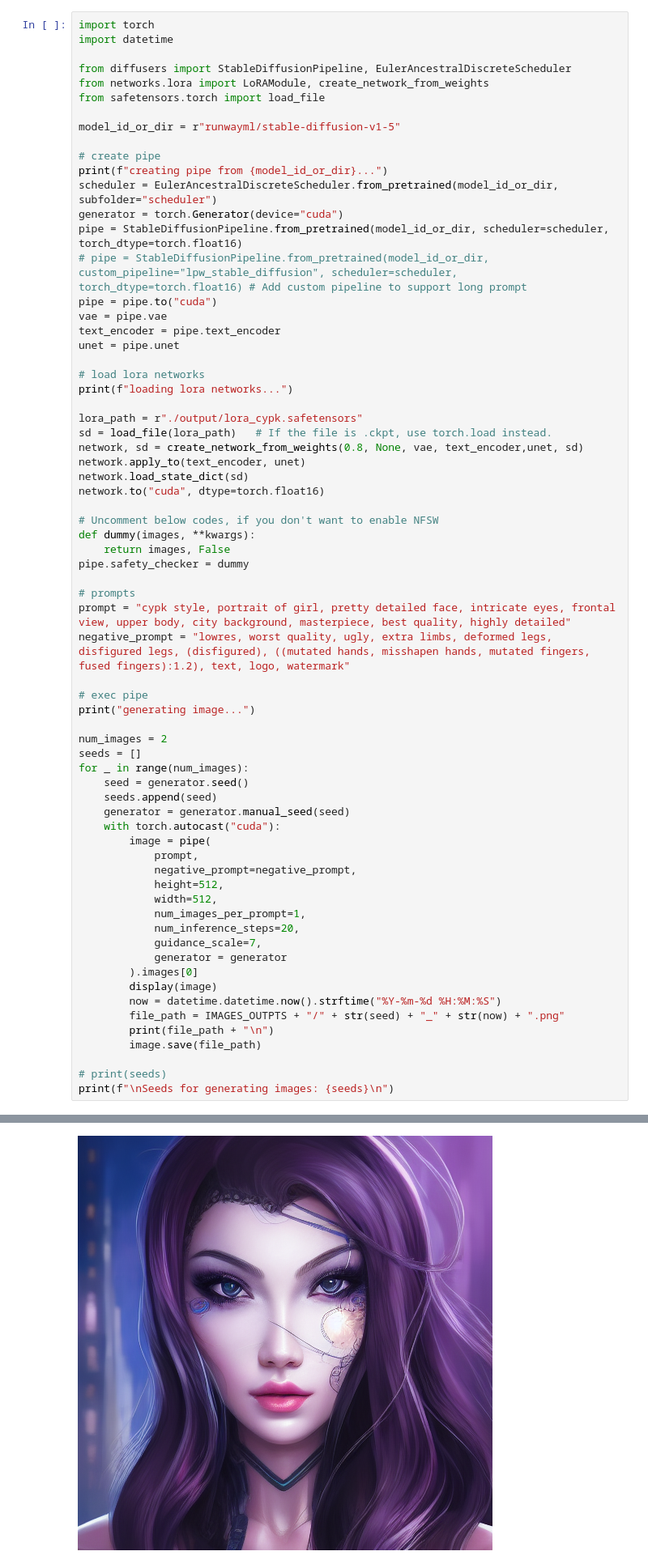
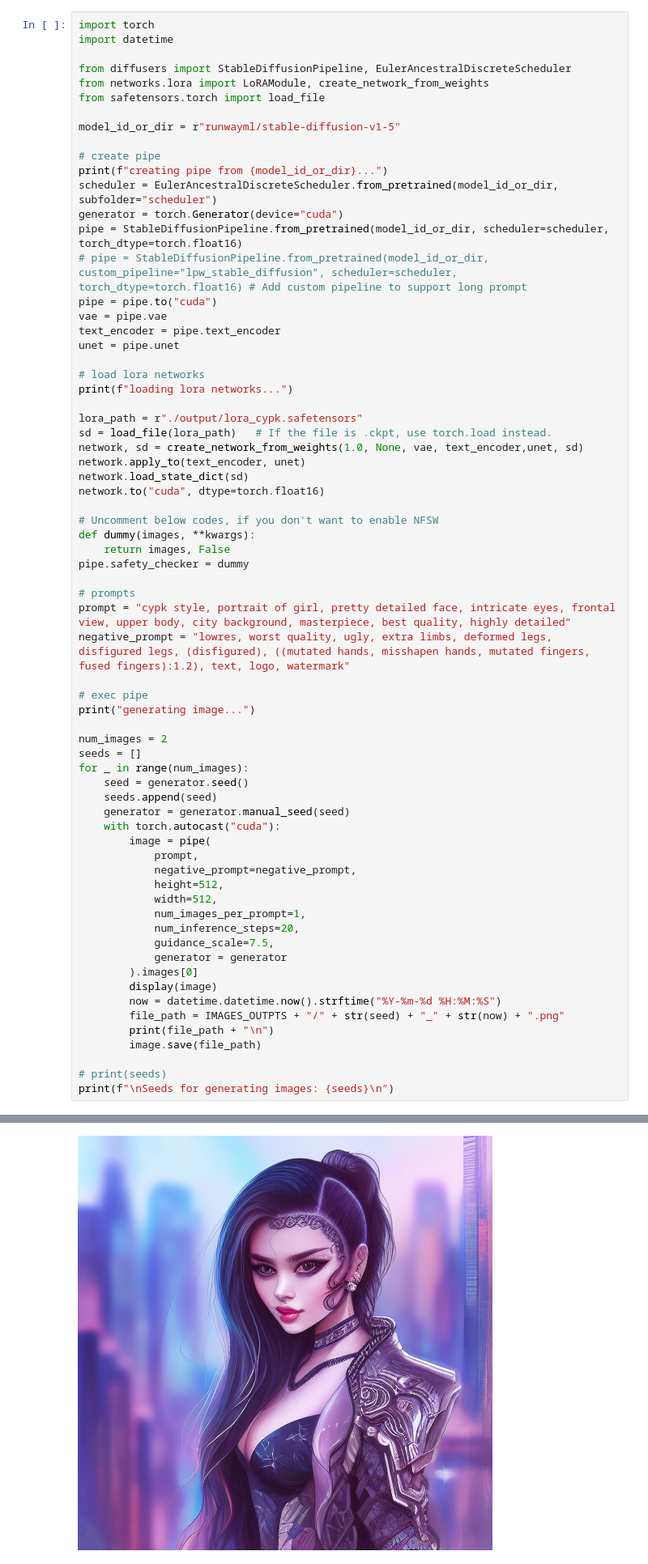
Before and after one commit to terrificdm/stablediffusion-sagemaker-notebook, a Jupyter notebook: sd-lora-db-finetune-style-caption.ipynb, the cells around one changed output, grey strips where cells are left out. Shown at 81% size. Drawn from its saved outputs; the diff is of its cells as text.

```diff
--- a/sd-lora-db-finetune-style-caption.ipynb
+++ b/sd-lora-db-finetune-style-caption.ipynb
@@ -115,7 +132,7 @@ print(f"loading lora networks...")
 
 lora_path = r"./output/lora_cypk.safetensors"
 sd = load_file(lora_path)   # If the file is .ckpt, use torch.load instead.
-network, sd = create_network_from_weights(0.8, None, vae, text_encoder,unet, sd)
+network, sd = create_network_from_weights(1.0, None, vae, text_encoder,unet, sd)
 network.apply_to(text_encoder, unet)
 network.load_state_dict(sd)
 network.to("cuda", dtype=torch.float16)
@@ -146,7 +163,7 @@ for _ in range(num_images):
             width=512,
             num_images_per_prompt=1,
             num_inference_steps=20,
-            guidance_scale=7,
+            guidance_scale=7.5,
             generator = generator
         ).images[0]
         display(image)
@@ -171 +188 @@ generating image...
-[figure, old version]
+[figure, new version]
```
Also changed, not shown: parts of 10 cells of this notebook.
